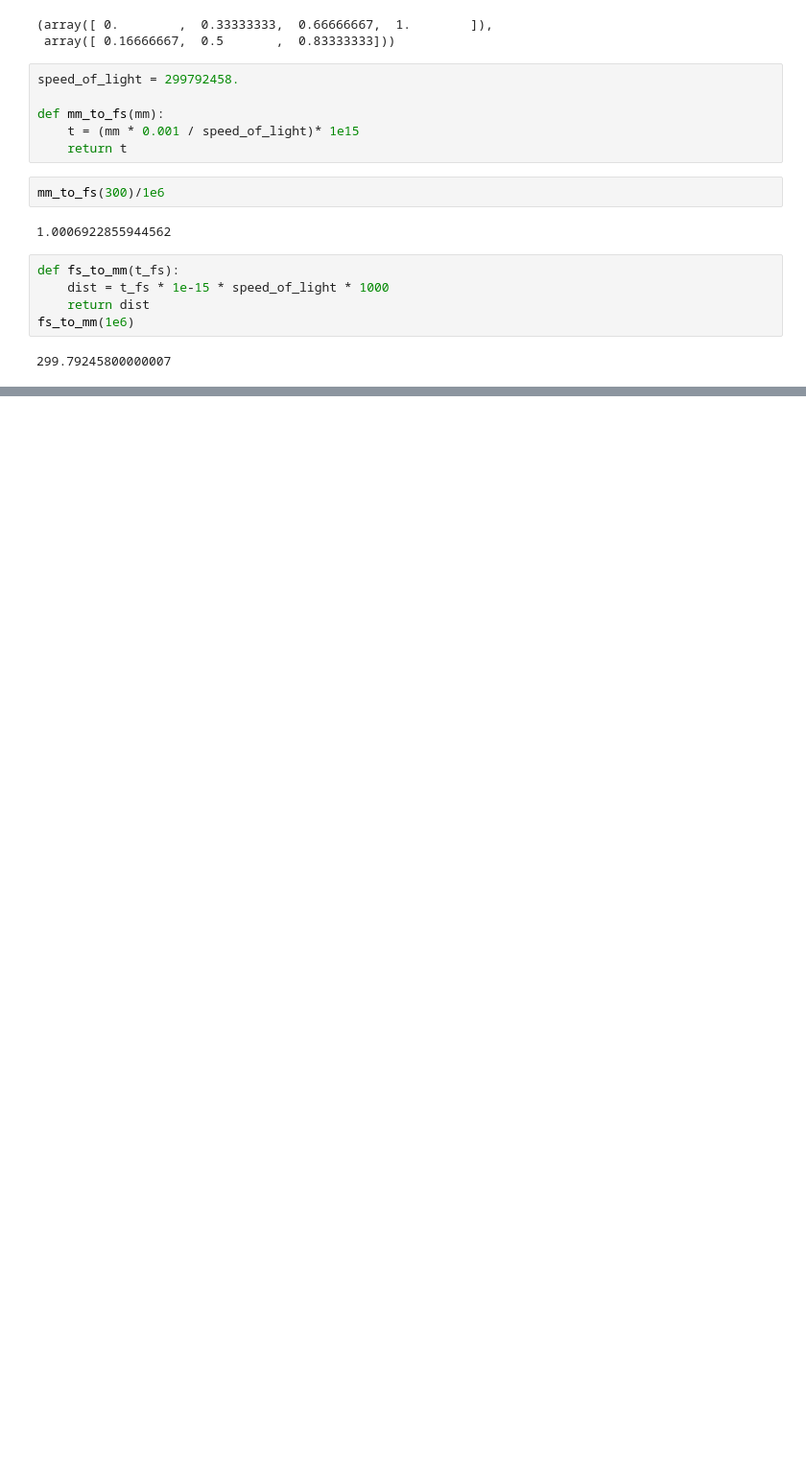
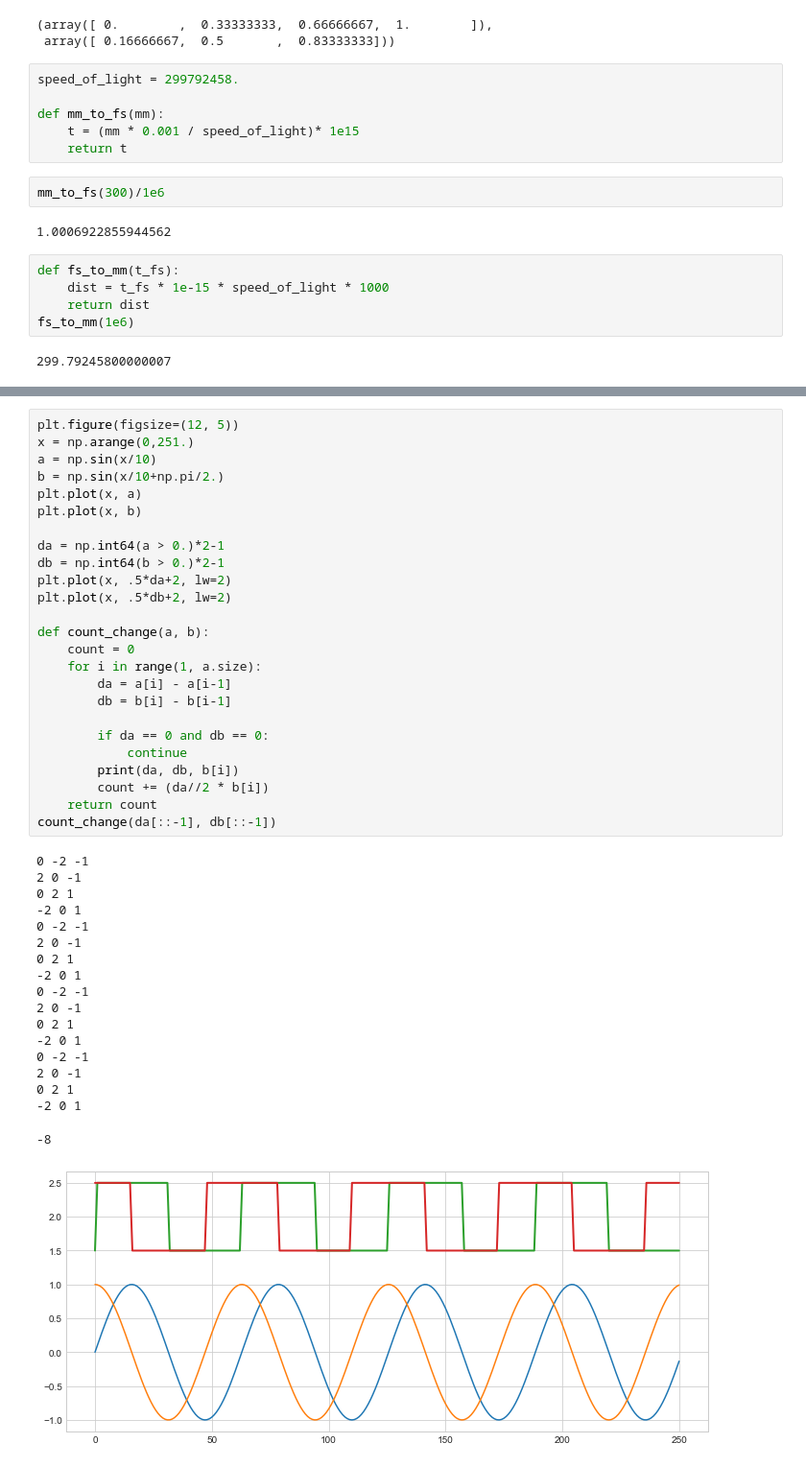
Before and after one commit to lindu88/messpy2d_unm, a Jupyter notebook: helper_calcs.ipynb, the cells around one changed output, grey strips where cells are left out. Shown at 96% size. Saved outputs shown, nothing was run; the diff lists cells and outputs as text; blank space fills up the shorter version.

```diff
--- a/helper_calcs.ipynb
+++ b/helper_calcs.ipynb
@@ -75,0 +74,44 @@ fs_to_mm(1e6)
+# %%
+plt.figure(figsize=(12, 5))
+x = np.arange(0,251.)
+a = np.sin(x/10)
+b = np.sin(x/10+np.pi/2.)
+plt.plot(x, a)
+plt.plot(x, b)
+
+da = np.int64(a > 0.)*2-1
+db = np.int64(b > 0.)*2-1
+plt.plot(x, .5*da+2, lw=2)
+plt.plot(x, .5*db+2, lw=2)
+
+def count_change(a, b):
+    count = 0
+    for i in range(1, a.size):
+        da = a[i] - a[i-1]
+        db = b[i] - b[i-1]
+
+        if da == 0 and db == 0:
+            continue
+        print(da, db, b[i])
+        count += (da//2 * b[i])
+    return count
+count_change(da[::-1], db[::-1])
+# %% [output]
+0 -2 -1
+2 0 -1
+0 2 1
+-2 0 1
+0 -2 -1
+2 0 -1
+0 2 1
+-2 0 1
+0 -2 -1
+2 0 -1
+0 2 1
+-2 0 1
+0 -2 -1
+2 0 -1
+0 2 1
+-2 0 1
+-8
+[figure, added]
```
Also changed, not shown: parts of 18 cells of this notebook, 1 other file.
